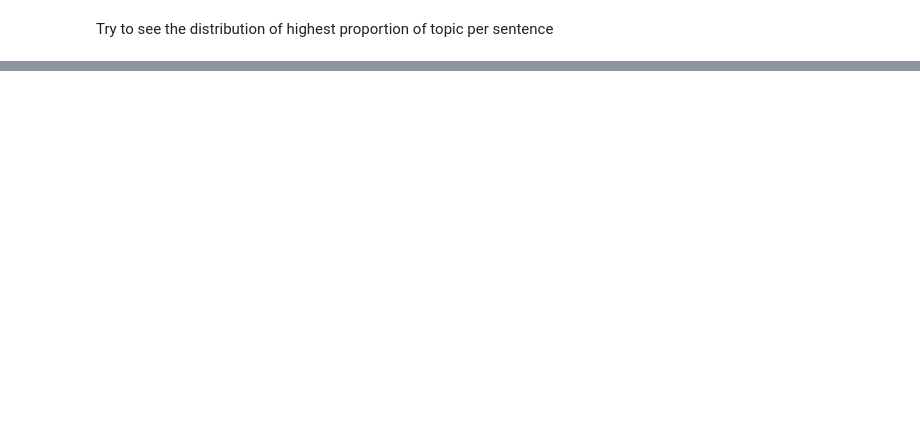
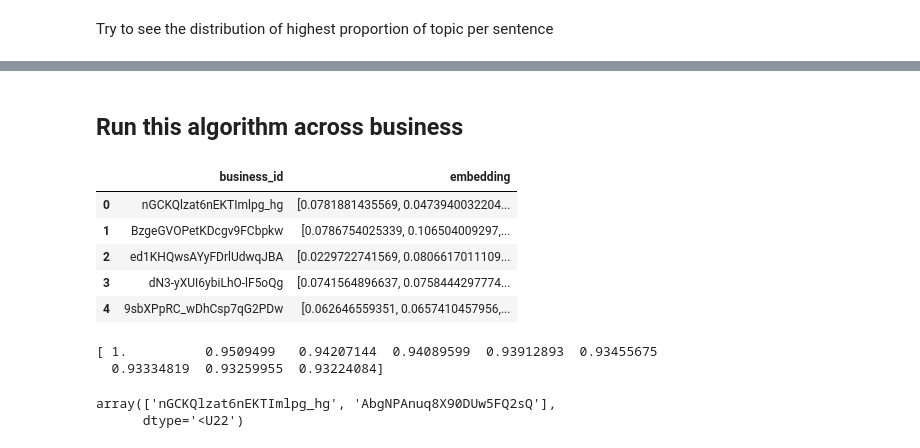
Before and after one commit to CornellDataScience/NLP_Research-FA17, a Jupyter notebook: topic_over_time/notebook/topic_similarity.ipynb, the cells around one changed output, grey strips where cells are left out. Saved outputs shown, nothing was run; the diff lists cells and outputs as text; code cells hidden in the pictures; blank space fills up the shorter version.

```diff
--- a/topic_over_time/notebook/topic_similarity.ipynb
+++ b/topic_over_time/notebook/topic_similarity.ipynb
@@ -274,0 +343,31 @@ plt.show()
+# %% [markdown]
+## Run this algorithm across business
+# %%
+chinese_busi = list(set(review_chinese['business_id']))
+random_busi = random.sample(chinese_busi,1000)
+# %%
+sample_table = review_chinese.loc[review_chinese['business_id'].isin(random_busi)]
+# %%
+def build_k_index_embedding(df, vec, tm):
+    tm_mat = tm.components_
+    k_index = np.array([0.]*tm_mat.shape[0])
+    for d in df['text']:
+        k_index += get_avg_k_index_for_doc(d, vec, tm)
+    return k_index/df['text'].shape[0]
+# %%
+db = []
+for rnd in random_busi:
+    tbl = sample_table[sample_table['business_id'] == rnd]
+    emd = build_k_index_embedding(tbl, vec3, tm3)
+    db.append({'business_id': rnd, 'embedding': emd})
+# %%
+embedding = pd.DataFrame(db)
+embedding.to_csv('nmf_embedding.csv', index = False)
+embedding.head()
+# %% [output]
+|  | business_id | embedding |
+| 0 | nGCKQlzat6nEKTImlpg_hg | [0.0781881435569, 0.0473940032204... |
+| 1 | BzgeGVOPetKDcgv9FCbpkw | [0.0786754025339, 0.106504009297,... |
+| 2 | ed1KHQwsAYyFDrlUdwqJBA | [0.0229722741569, 0.0806617011109... |
+| 3 | dN3-yXUI6ybiLhO-lF5oQg | [0.0741564896637, 0.0758444297774... |
+| 4 | 9sbXPpRC_wDhCsp7qG2PDw | [0.062646559351, 0.0657410457956,... |
@@ -274,0 +384,8 @@ plt.show()
+# %%
+print (y[0][y[0].argsort()[:-10:-1]])
+np.array(random_busi)[[y[0].argsort()[:-10:-1][0], y[0].argsort()[:-10:-1][1]]]
+# %% [output]
+[ 1.          0.9509499   0.94207144  0.94089599  0.93912893  0.93455675
+  0.93334819  0.93259955  0.93224084]
+array(['nGCKQlzat6nEKTImlpg_hg', 'AbgNPAnuq8X90DUw5FQ2sQ'],
+      dtype='<U22')
```
Also changed, not shown: parts of 26 cells of this notebook.
